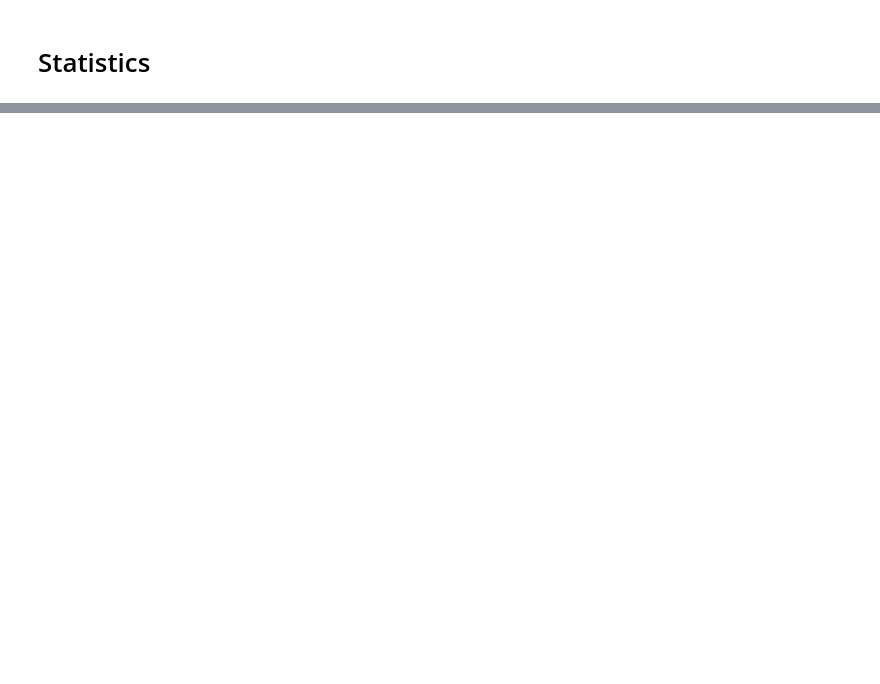
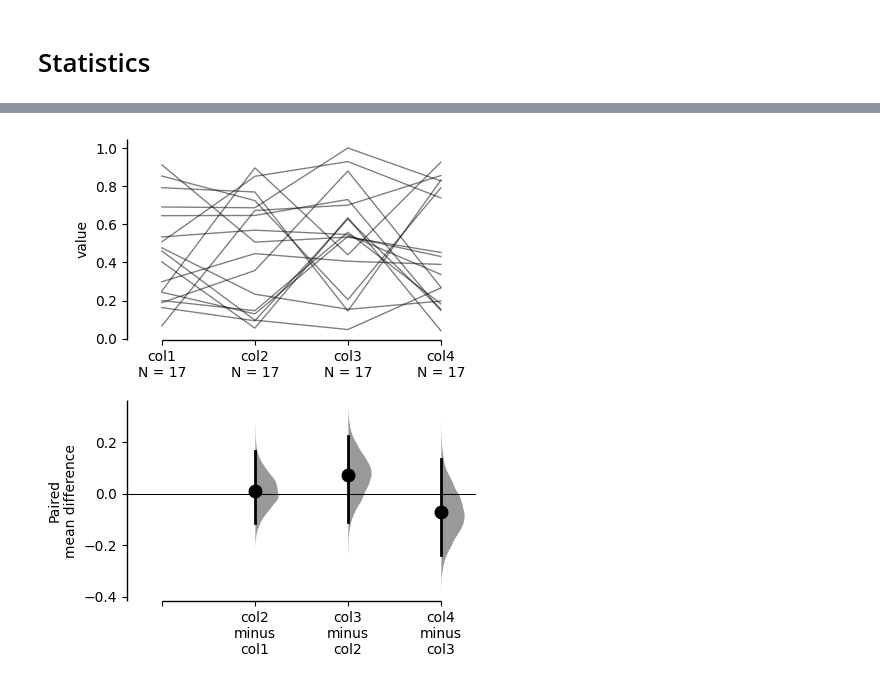
Before and after one commit to obarnstedt/LINdoscope2023, a Jupyter notebook: notebooks/intro_to_python.ipynb, the cells around one changed output, grey strips where cells are left out. Saved outputs shown, nothing was run; the diff lists cells and outputs as text; code cells hidden in the pictures; blank space fills up the shorter version.

```diff
--- a/notebooks/intro_to_python.ipynb
+++ b/notebooks/intro_to_python.ipynb
@@ -245,0 +385,4 @@ ModuleNotFoundError: ignored
+# %%
+import dabest
+df_dabest = dabest.load(df, idx=('col1', 'col2', 'col3', 'col4'), paired='sequential', id_col='id')  # load data frame as a dabest object
+df_dabest
@@ -245,0 +414,4 @@ ModuleNotFoundError: ignored
+# %%
+df_dabest.mean_diff.plot()
+# %% [output]
+[figure, added]
```
Also changed, not shown: parts of 45 cells of this notebook.
